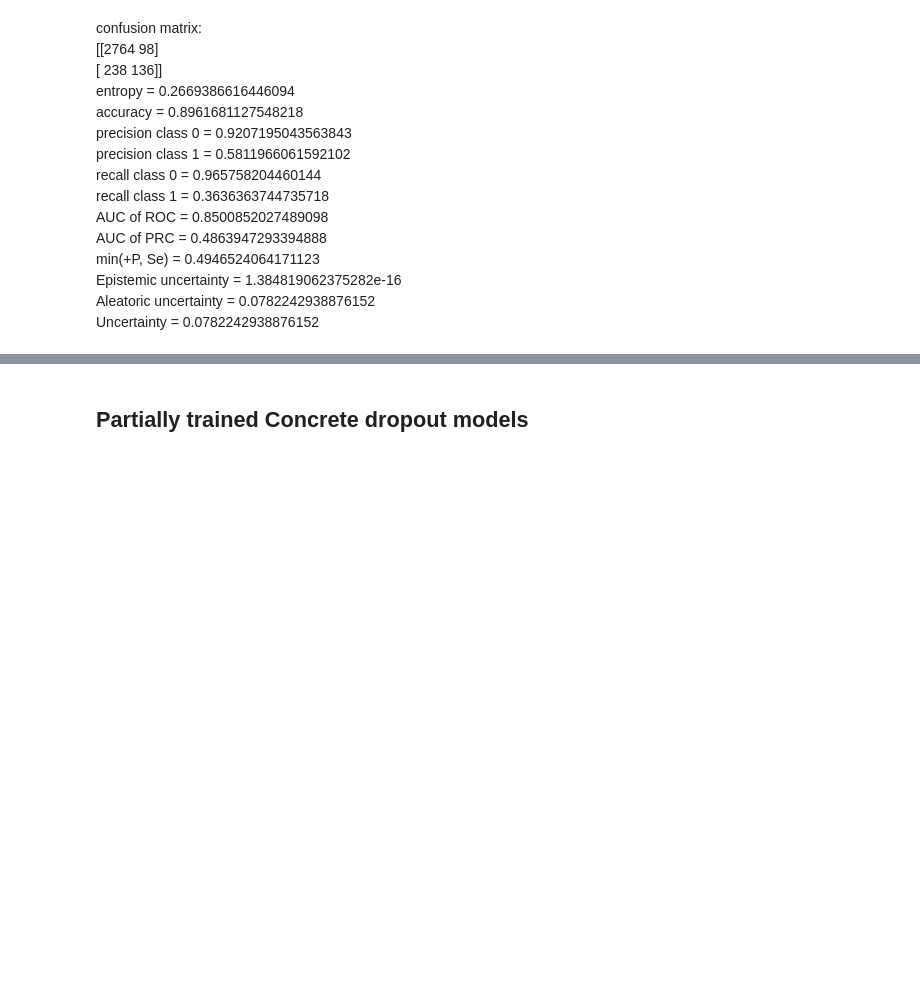
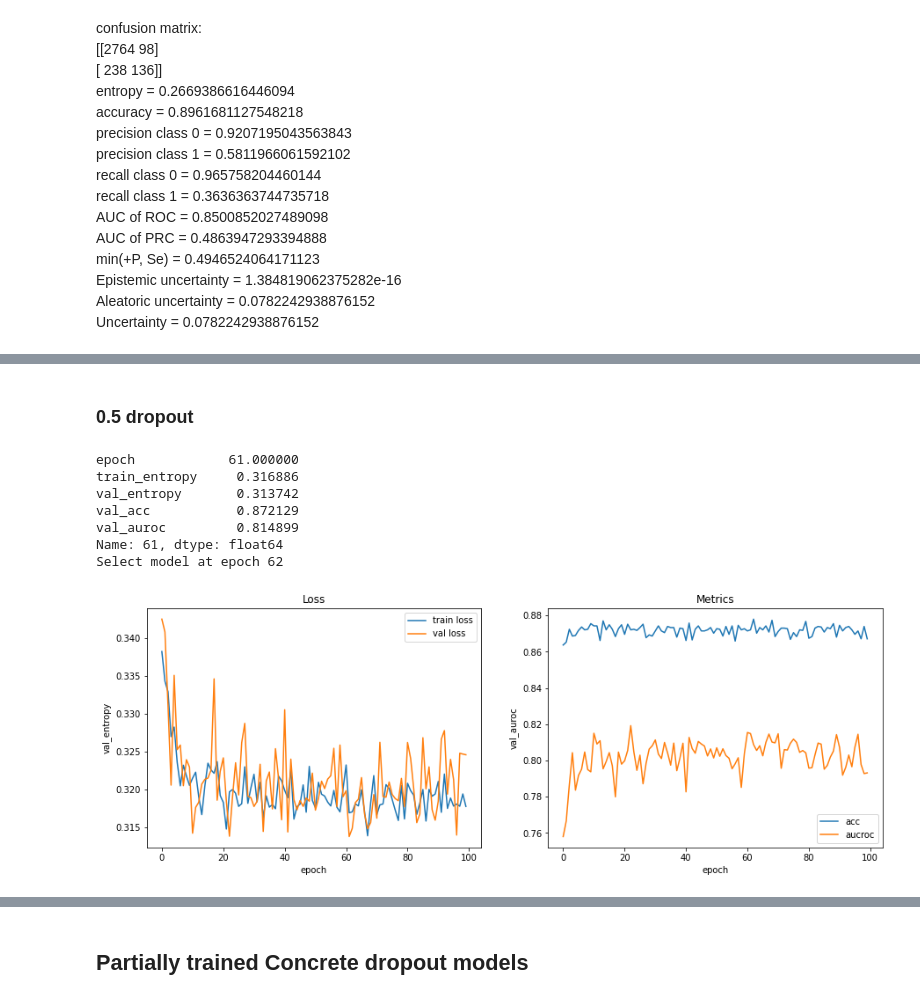
Before and after one commit to nlhkh/mimic3-benchmarks, a Jupyter notebook: Anaylise results.ipynb, the cells around one changed output, grey strips where cells are left out. Drawn from its saved outputs; the diff is of its cells as text; code cells hidden in the pictures; blank space fills up the shorter version.

```diff
--- a/Anaylise results.ipynb
+++ b/Anaylise results.ipynb
@@ -148,0 +206,13 @@ Uncertainty = 0.0782242938876152
+# %% [markdown]
+### 0.5 dropout
+# %%
+plot_loss("training_logs/k_channel_wise_lstms_stochastic.n8.szc4.0.d0.5.rd0.5.dep1.bs8.ts1.0.csv")
+# %% [output]
+epoch            61.000000
+train_entropy     0.316886
+val_entropy       0.313742
+val_acc           0.872129
+val_auroc         0.814899
+Name: 61, dtype: float64
+Select model at epoch 62
+[figure, added]
```
Also changed, not shown: parts of 46 cells of this notebook.
